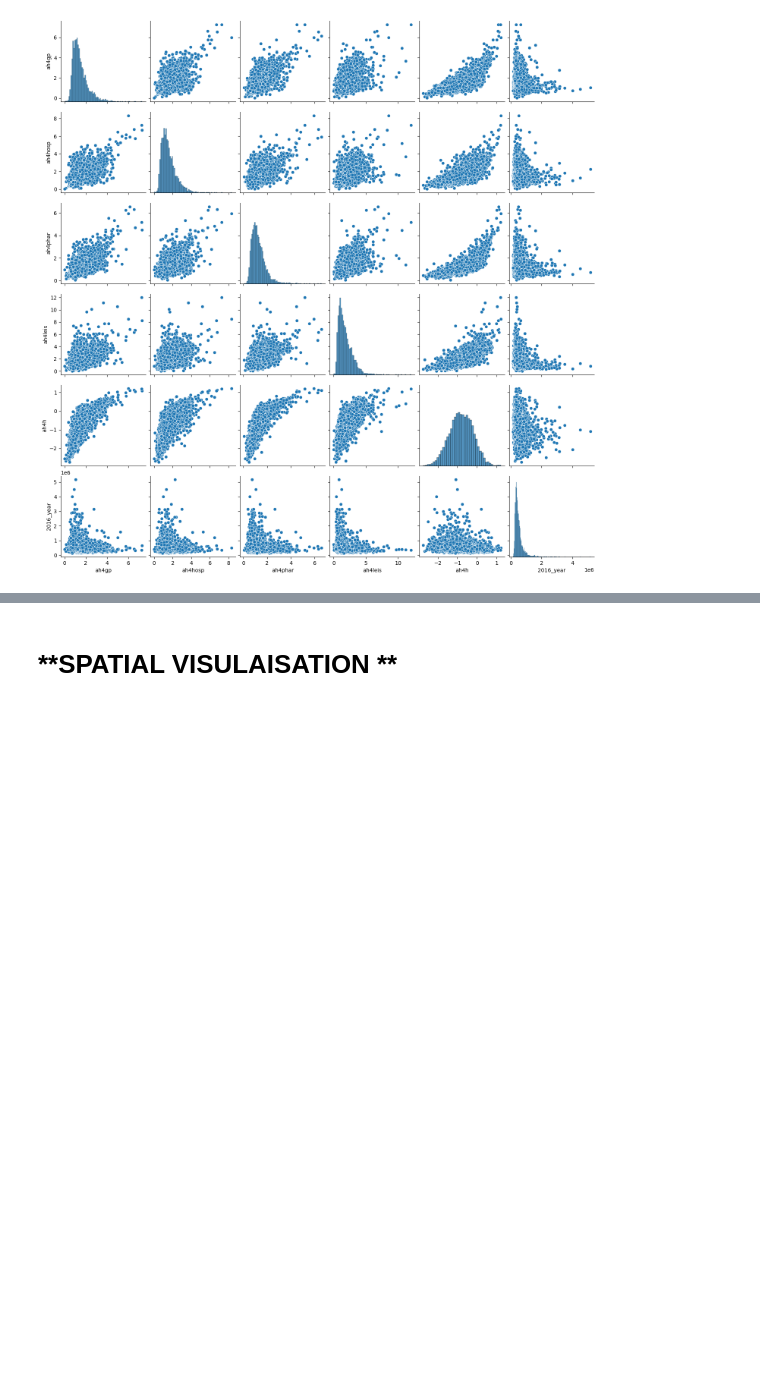
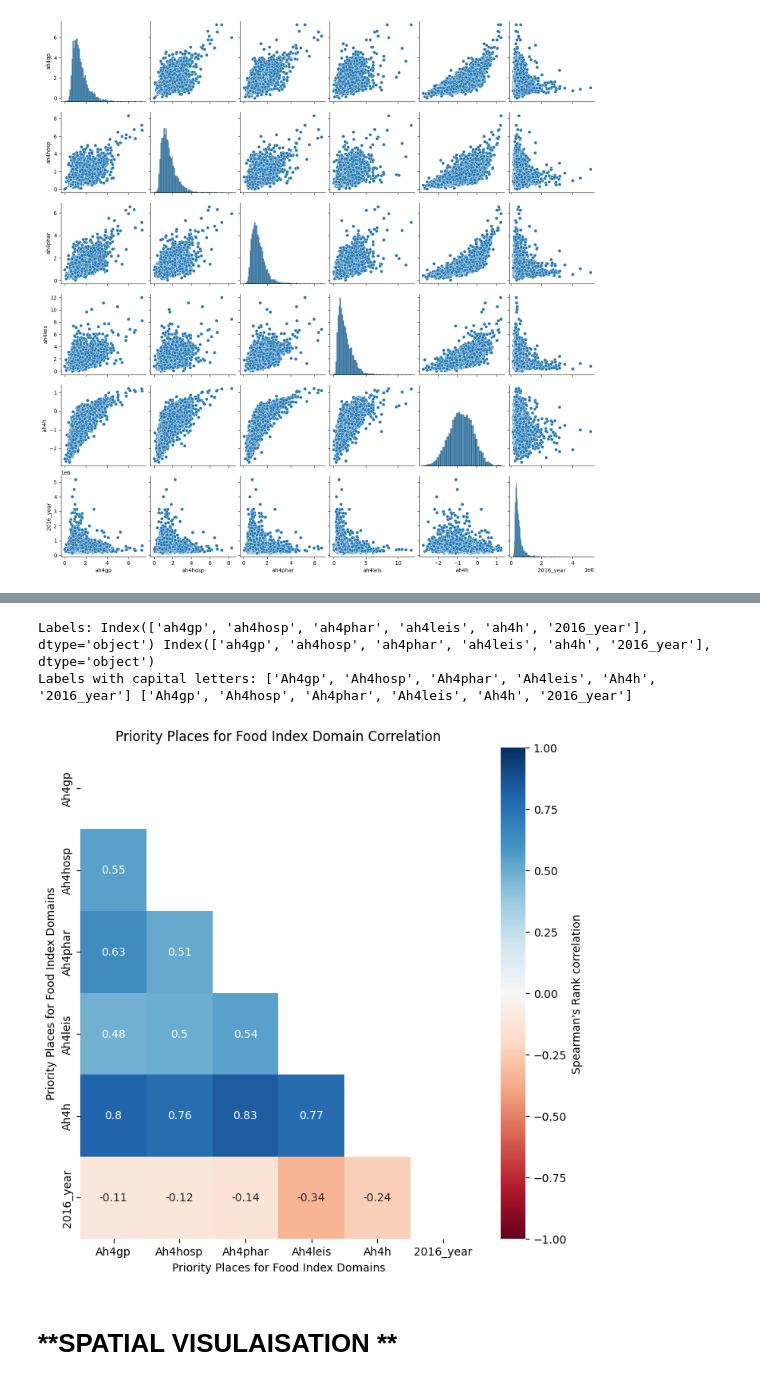
Before and after one commit to Jonathan-C-Barrett/GEOG5990M, a Jupyter notebook: GEOG5003M_Final_Project_template.ipynb, the cells around one changed output, grey strips where cells are left out. Saved outputs shown, nothing was run; the diff lists cells and outputs as text; code cells hidden in the pictures; blank space fills up the shorter version.

```diff
--- a/GEOG5003M_Final_Project_template.ipynb
+++ b/GEOG5003M_Final_Project_template.ipynb
@@ -357,0 +339,5 @@ dtype: float64
+# %%
+#Calculate Spearmans Rank Correlation
+
+health_prop_corr =health_prop_clean[['ah4gp', 'ah4hosp', 'ah4phar', 'ah4leis', 'ah4h','2016_year']].corr(method = 'spearman')
+health_prop_corr
@@ -358,3 +352,55 @@ dtype: float64
+# %%
+# define plot size
+fig,ax = plt.subplots(figsize=(8,8))
+
+# define mask to apply to upper right hand corner of the plot
+data_to_mask = np.triu(np.ones_like(health_prop_corr))
+
+# define axis tick labels
+# get the index and the columns, replace the underscores with spaces and remove 'domain ' from the name
+x_axis_labels = health_prop_corr.columns
+y_axis_labels = health_prop_corr.index
+
+# Have a look at what the tick labels look like
+print('Labels:',x_axis_labels ,y_axis_labels)
+
+# If we want to capitalize each tick label
+# for each element in the list of x_axis_labels, capitalize it
+x_axis_labels = [element.capitalize() for element in x_axis_labels]
+y_axis_labels = [element.capitalize() for element in y_axis_labels]
+
+# look at the new labels
+print('Labels with capital letters:',x_axis_labels ,y_axis_labels)
+
+
+# plot a heatmap of the correlation dataframe
+sns.heatmap(health_prop_corr,
+            # annotate so spearman's rank correlation values are displayed on the squares
+            annot=True,
+            # define colourmap
+            cmap='RdBu',
+            # define value of minimum colour on cbar
+            vmin=-1,
+            # define value of maximum colour on cbar
+            vmax=1,
+            # add the mask
+            mask=data_to_mask,
+            # use the custom tick labels
+            xticklabels=x_axis_labels,
+            yticklabels=y_axis_labels,
+            # add a label to the cbar
+            cbar_kws={'label': "Spearman's Rank correlation"},
+            # plot on the axis we defined
+            ax=ax)
+
+# Set axis labels
+ax.set(xlabel="Priority Places for Food Index Domains",
+       ylabel="Priority Places for Food Index Domains",
+      title ='Priority Places for Food Index Domain Correlation' );
+# %% [output]
+Labels: Index(['ah4gp', 'ah4hosp', 'ah4phar', 'ah4leis', 'ah4h', '2016_year'], dtype='object') Index(['ah4gp', 'ah4hosp', 'ah4phar', 'ah4leis', 'ah4h', '2016_year'], dtype='object')
+Labels with capital letters: ['Ah4gp', 'Ah4hosp', 'Ah4phar', 'Ah4leis', 'Ah4h', '2016_year'] ['Ah4gp', 'Ah4hosp', 'Ah4phar', 'Ah4leis', 'Ah4h', '2016_year']
+[figure, added]
 # %% [markdown]
 # **SPATIAL VISULAISATION **
 # %%
```
Also changed, not shown: parts of 2 cells of this notebook.
